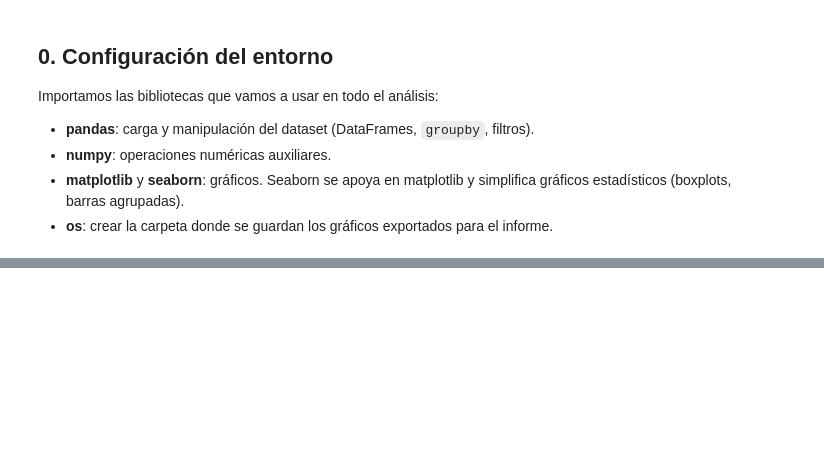
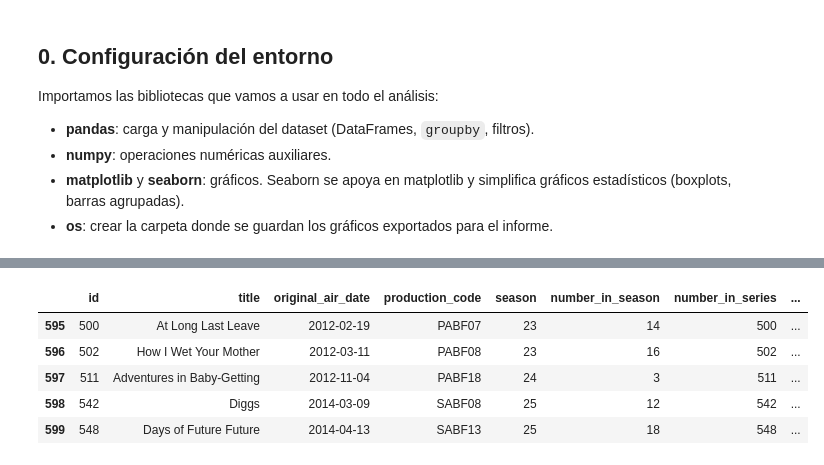
Before and after one commit to enedenao/tp_labo, a Jupyter notebook: notebook.ipynb, the cells around one changed output, grey strips where cells are left out. Drawn from its saved outputs; the diff is of its cells as text; code cells hidden in the pictures; blank space fills up the shorter version.

```diff
--- a/notebook.ipynb
+++ b/notebook.ipynb
@@ -53,0 +74,9 @@ Filas: 155,897 | Columnas: 15
+# %%
+episodios.tail()
+# %% [output]
+|  | id | title | original_air_date | production_code | season | number_in_season | number_in_series | ... |
+| 595 | 500 | At Long Last Leave | 2012-02-19 | PABF07 | 23 | 14 | 500 | ... |
+| 596 | 502 | How I Wet Your Mother | 2012-03-11 | PABF08 | 23 | 16 | 502 | ... |
+| 597 | 511 | Adventures in Baby-Getting | 2012-11-04 | PABF18 | 24 | 3 | 511 | ... |
+| 598 | 542 | Diggs | 2014-03-09 | SABF08 | 25 | 12 | 542 | ... |
+| 599 | 548 | Days of Future Future | 2014-04-13 | SABF13 | 25 | 18 | 548 | ... |
```
Also changed, not shown: parts of 27 cells of this notebook.
